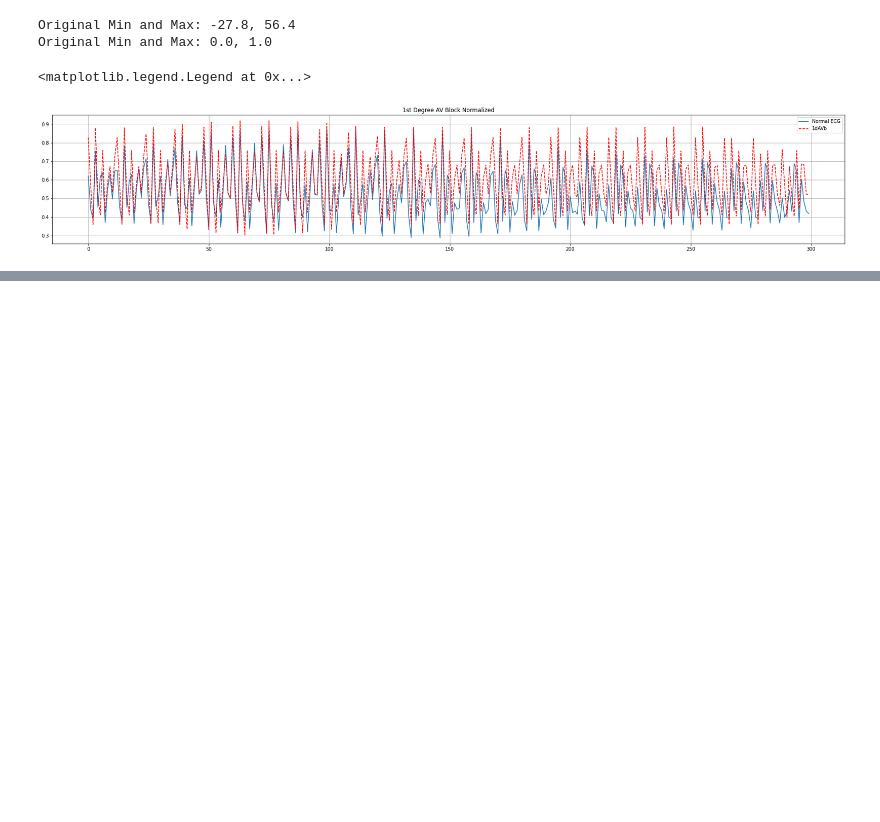
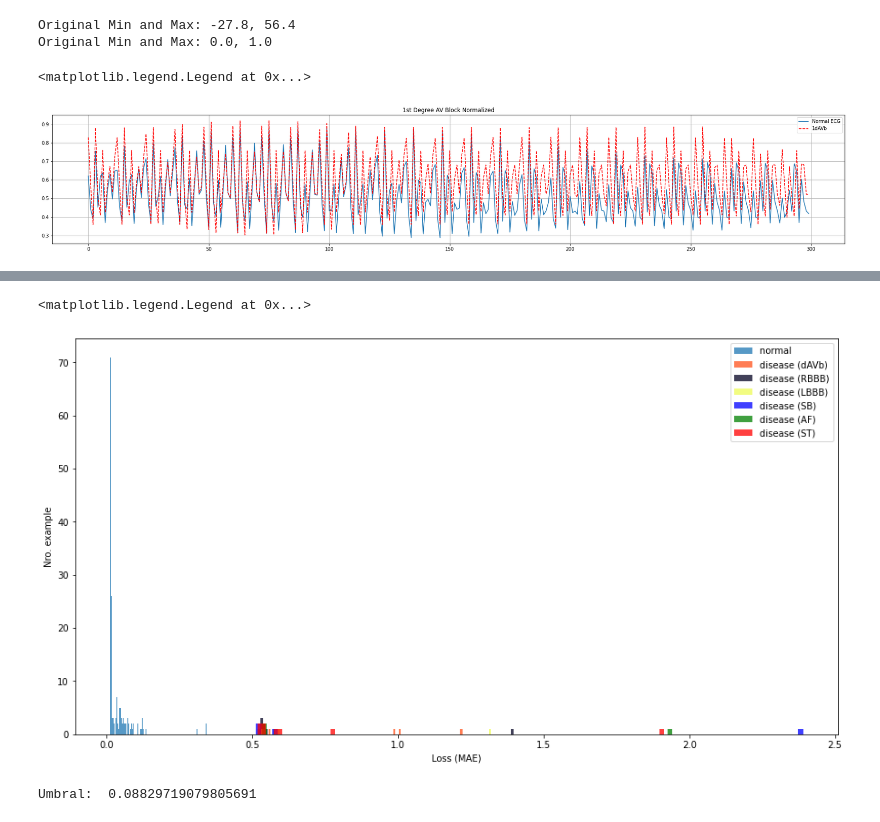
Before and after one commit to Harold-Rodriguez/ECG, a Jupyter notebook: Project_ECG.ipynb, the cells around one changed output, grey strips where cells are left out. Saved outputs shown, nothing was run; the diff lists cells and outputs as text; code cells hidden in the pictures; blank space fills up the shorter version.

```diff
--- a/Project_ECG.ipynb
+++ b/Project_ECG.ipynb
@@ -193,0 +193,37 @@ plt.legend()
+# %%
+rec_normal = autoencoder.predict(X_Test_Nor_s)
+rec_dAVb = autoencoder.predict(X_Test_dAVb)
+rec_RBBB = autoencoder.predict(X_Test_RBBB)
+rec_LBBB = autoencoder.predict(X_Test_LBBB)
+rec_SB = autoencoder.predict(X_Test_SB)
+rec_AF = autoencoder.predict(X_Test_AF)
+rec_ST = autoencoder.predict(X_Test_ST)
+
+loss_normal = tf.keras.losses.mae(rec_normal, X_Test_Nor_s)
+loss_dAVb = tf.keras.losses.mae(rec_dAVb, X_Test_dAVb)
+loss_RBBB = tf.keras.losses.mae(rec_RBBB, X_Test_RBBB)
+loss_LBBB = tf.keras.losses.mae(rec_LBBB, X_Test_LBBB)
+loss_SB = tf.keras.losses.mae(rec_SB, X_Test_SB)
+loss_AF = tf.keras.losses.mae(rec_AF, X_Test_AF)
+loss_ST = tf.keras.losses.mae(rec_ST, X_Test_ST)
+# %%
+plt.figure(figsize=(15,8))
+plt.hist(loss_normal[None,:], bins=100, alpha=0.75, label='normal ')
+plt.hist(loss_dAVb[None,:], bins=100, alpha=0.75, color='#ff521b', label='disease (dAVb)')
+plt.hist(loss_RBBB[None,:], bins=100, alpha=0.75, color='#020122', label='disease (RBBB)')
+plt.hist(loss_LBBB[None,:], bins=100, alpha=0.75, color='#eefc57', label='disease (LBBB)')
+plt.hist(loss_SB[None,:], bins=100, alpha=0.75, color='blue', label='disease (SB)')
+plt.hist(loss_AF[None,:], bins=100, alpha=0.75, color='green', label='disease (AF)')
+plt.hist(loss_ST[None,:], bins=100, alpha=0.75, color='r', label='disease (ST)')
+plt.xlabel('Loss (MAE)')
+plt.ylabel('Nro. example')
+plt.legend(loc='upper right')
+#plt.vlines(0.08,0,70,'k')
+# %% [output]
+<matplotlib.legend.Legend at 0x...>
+[figure, added]
+# %%
+umbral = np.mean(loss_normal) + np.std(loss_normal)
+print("Umbral: ", umbral)
+# %% [output]
+Umbral:  0.08829719079805691
```
Also changed, not shown: parts of 12 cells of this notebook.
